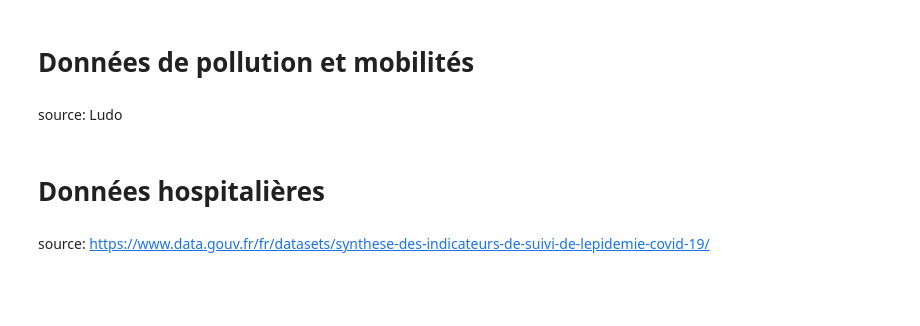
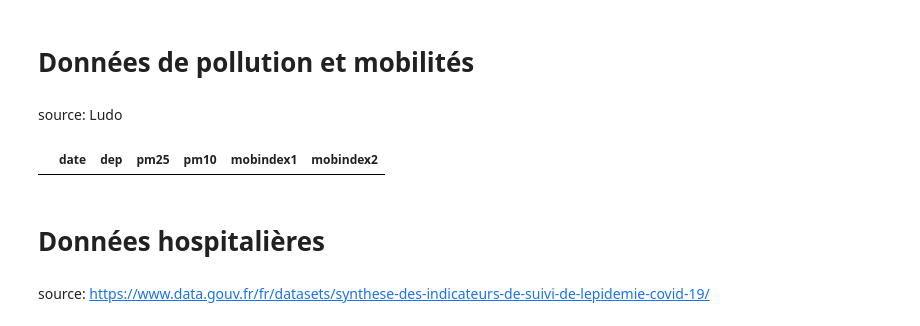
Before and after one commit to limiteinductive/elaine_and_the_gentle_boyz, a Jupyter notebook: notebooks/process_dataset.ipynb, the cells around one changed output. Saved outputs shown, nothing was run; the diff lists cells and outputs as text; code cells hidden in the pictures; blank space fills up the shorter version.

```diff
--- a/notebooks/process_dataset.ipynb
+++ b/notebooks/process_dataset.ipynb
@@ -44,13 +35,19 @@ source: Ludo
 # %%
 pollution_mobility = pd.read_csv(PATH+'pollution_mobility.csv')
 pollution_mobility['date'] = pd.to_datetime(pollution_mobility.date)
 pollution_mobility['dep'] = (pollution_mobility.numero
                                  .astype('str')
                                  .apply(lambda x: x if len(x)>1 else '0'+x)
                             )
 pollution_mobility = pollution_mobility[['date', 'dep', 'pm25', 'pm10',
                                          'mobindex1', 'mobindex2']]
 pollution_mobility = pollution_mobility.drop_duplicates().sort_values('dep')
+index_201 = pollution_mobility[pollution_mobility['dep']=='201'].index
+index_202 = pollution_mobility[pollution_mobility['dep']=='202'].index
+pollution_mobility.drop(index_202, inplace=True)
+pollution_mobility.at[index_201, 'dep'] = '20'
+# %% [output]
+|  | date | dep | pm25 | pm10 | mobindex1 | mobindex2 |
 # %% [markdown]
 # Données hospitalières
 # %% [markdown]
```
Also changed, not shown: parts of 9 cells of this notebook, 5 other files.
